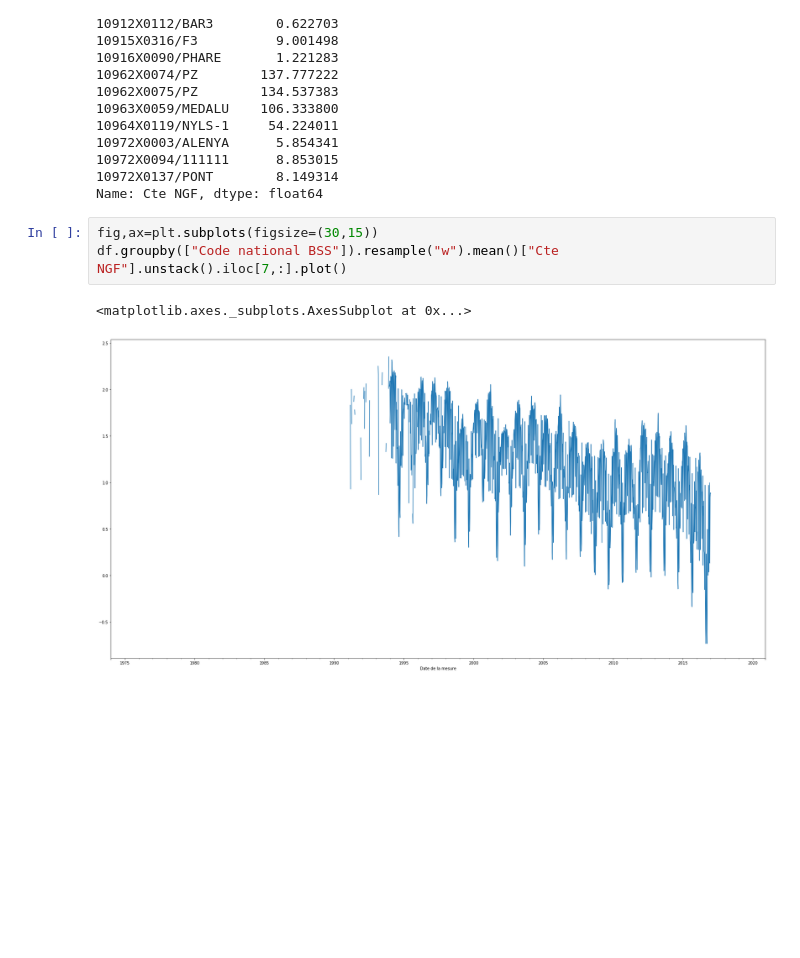
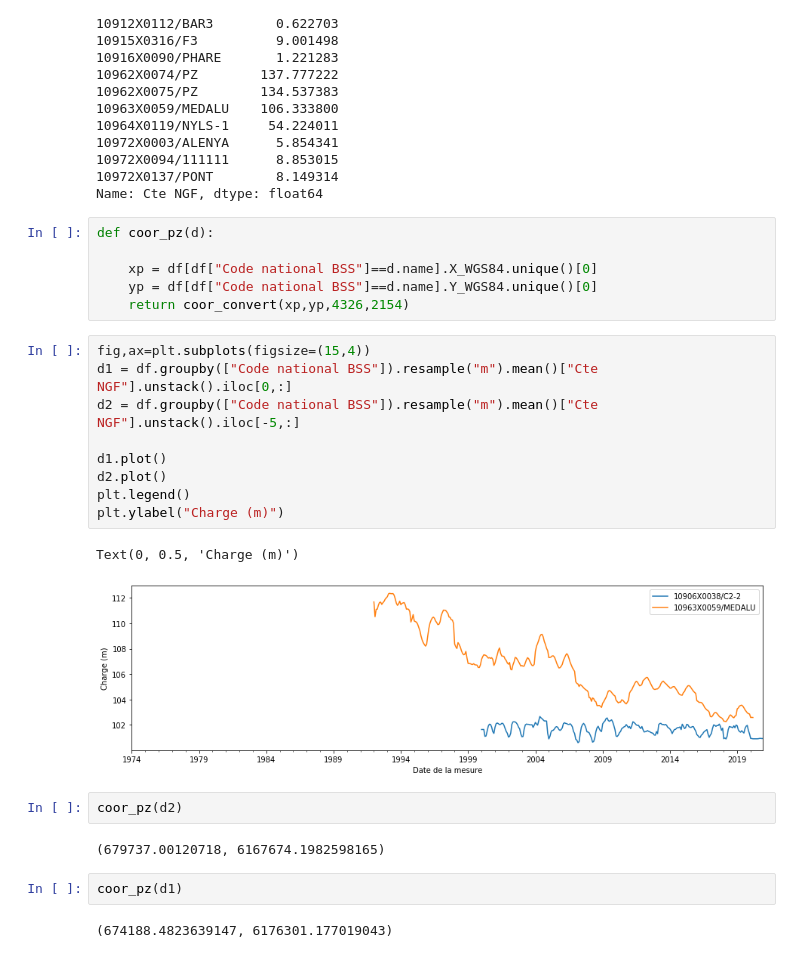
Before and after one commit to LudovicSchorpp/TM_Ludovic_Schorpp, a Jupyter notebook: codes_flopy/traitement_data/chroniques/chroniques.ipynb, the cells around one changed output. Saved outputs shown, nothing was run; the diff lists cells and outputs as text; blank space fills up the shorter version.

```diff
--- a/codes_flopy/traitement_data/chroniques/chroniques.ipynb
+++ b/codes_flopy/traitement_data/chroniques/chroniques.ipynb
@@ -84,9 +89,29 @@ Code national BSS
 10972X0094/111111      8.853015
 10972X0137/PONT        8.149314
 Name: Cte NGF, dtype: float64
+# %%
+def coor_pz(d):
+
+    xp = df[df["Code national BSS"]==d.name].X_WGS84.unique()[0]
+    yp = df[df["Code national BSS"]==d.name].Y_WGS84.unique()[0]
+    return coor_convert(xp,yp,4326,2154)
 # %%
-fig,ax=plt.subplots(figsize=(30,15))
-df.groupby(["Code national BSS"]).resample("w").mean()["Cte NGF"].unstack().iloc[7,:].plot()
+fig,ax=plt.subplots(figsize=(15,4))
+d1 = df.groupby(["Code national BSS"]).resample("m").mean()["Cte NGF"].unstack().iloc[0,:]
+d2 = df.groupby(["Code national BSS"]).resample("m").mean()["Cte NGF"].unstack().iloc[-5,:]
+
+d1.plot()
+d2.plot()
+plt.legend()
+plt.ylabel("Charge (m)")
 # %% [output]
-<matplotlib.axes._subplots.AxesSubplot at 0x...>
+Text(0, 0.5, 'Charge (m)')
-[figure, old version]
+[figure, new version]
+# %%
+coor_pz(d2)
+# %% [output]
+(679737.00120718, 6167674.1982598165)
+# %%
+coor_pz(d1)
+# %% [output]
+(674188.4823639147, 6176301.177019043)
```
Also changed, not shown: parts of 3 cells of this notebook, 5 other files.
